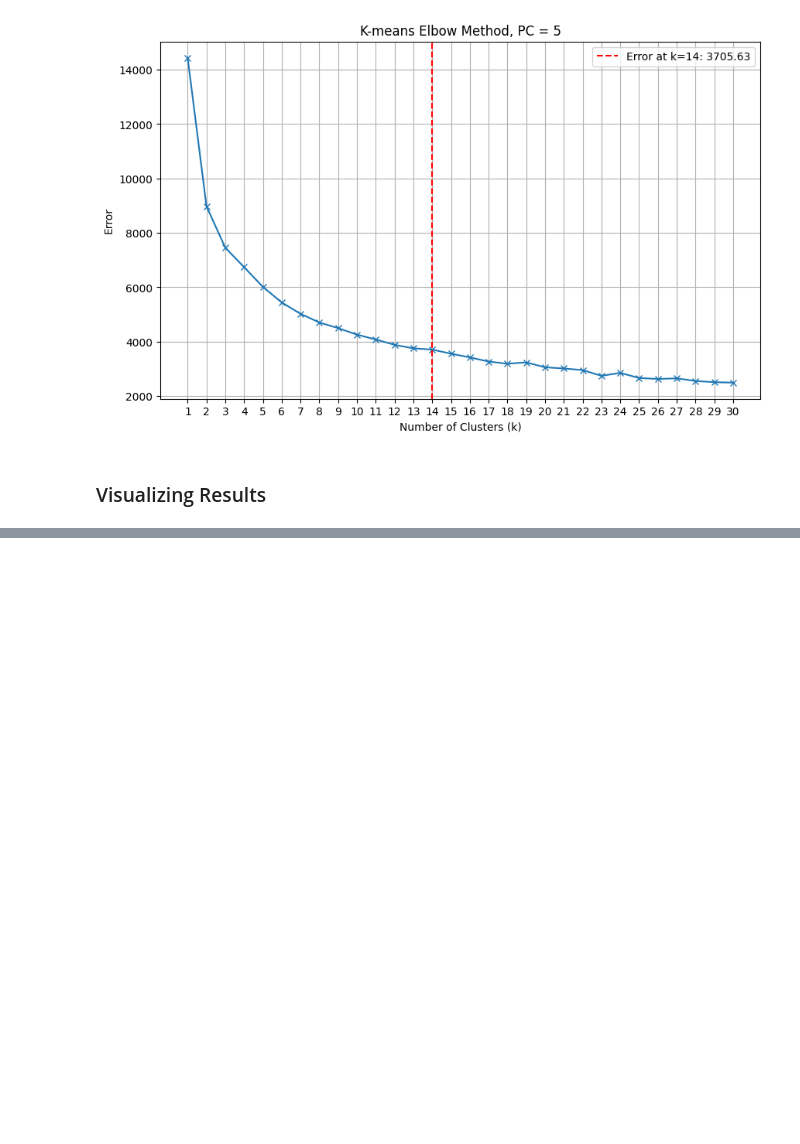
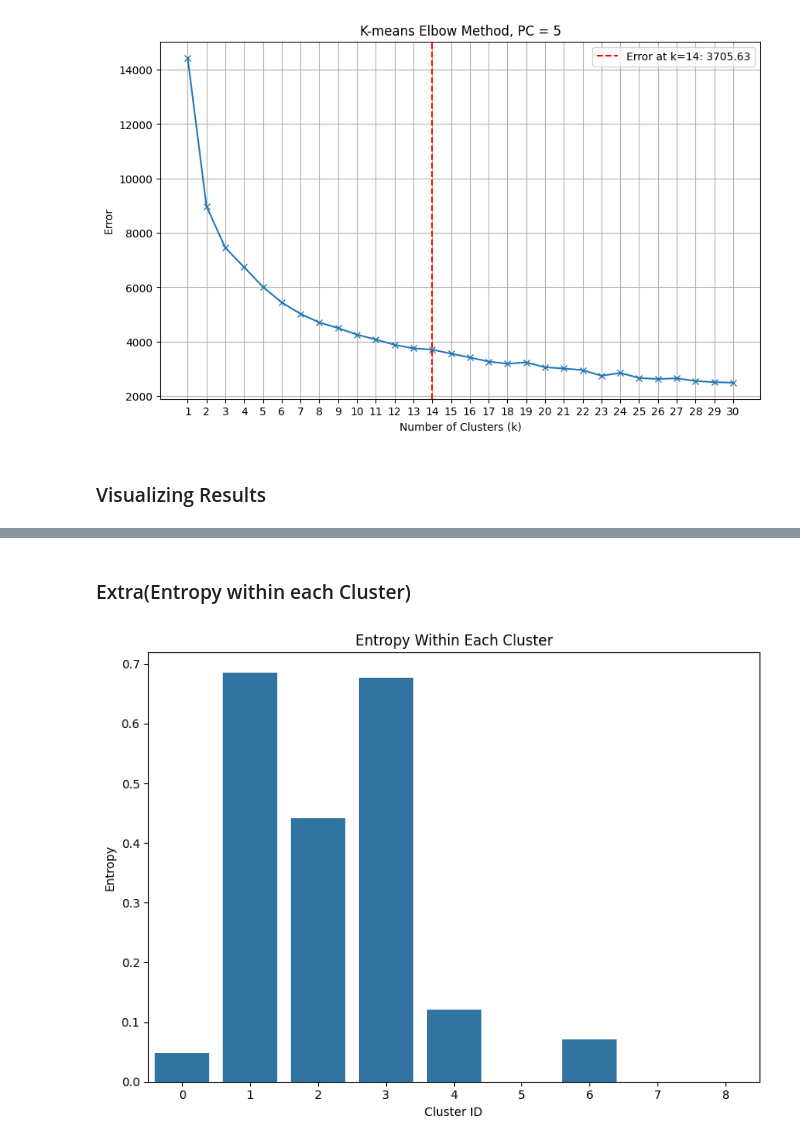
Before and after one commit to ahmedoy/BreastCancer-Clustering, a Jupyter notebook: main.ipynb, the cells around one changed output, grey strips where cells are left out. Cells and saved outputs as stored; diff of their text form; code cells hidden in the pictures; blank space fills up the shorter version.

Commit message:
Added Entropied within Each Centroid

```diff
--- a/main.ipynb
+++ b/main.ipynb
@@ -333,0 +335,24 @@ plt.show()
+# %% [markdown]
+### Extra(Entropy within each Cluster)
+# %%
+entropy_values = []
+
+for i in range(num_clusters):
+    cluster_points = cluster_data[cluster_data['Cluster'] == i]
+
+    # Calculate entropy for the target variable within the cluster
+    target_distribution = cluster_points['Target'].value_counts(normalize=True)
+    entropy_cluster = entropy(target_distribution)
+    entropy_values.append(entropy_cluster)
+
+
+
+plt.figure(figsize=(8, 6))
+sns.barplot(x=[i for i in range(num_clusters)], y=entropy_values)
+plt.xlabel('Cluster ID')
+plt.ylabel('Entropy')
+plt.title('Entropy Within Each Cluster')
+plt.tight_layout()
+plt.show()
+# %% [output]
+[figure, added]
```
Also changed, not shown: parts of 4 cells of this notebook.
